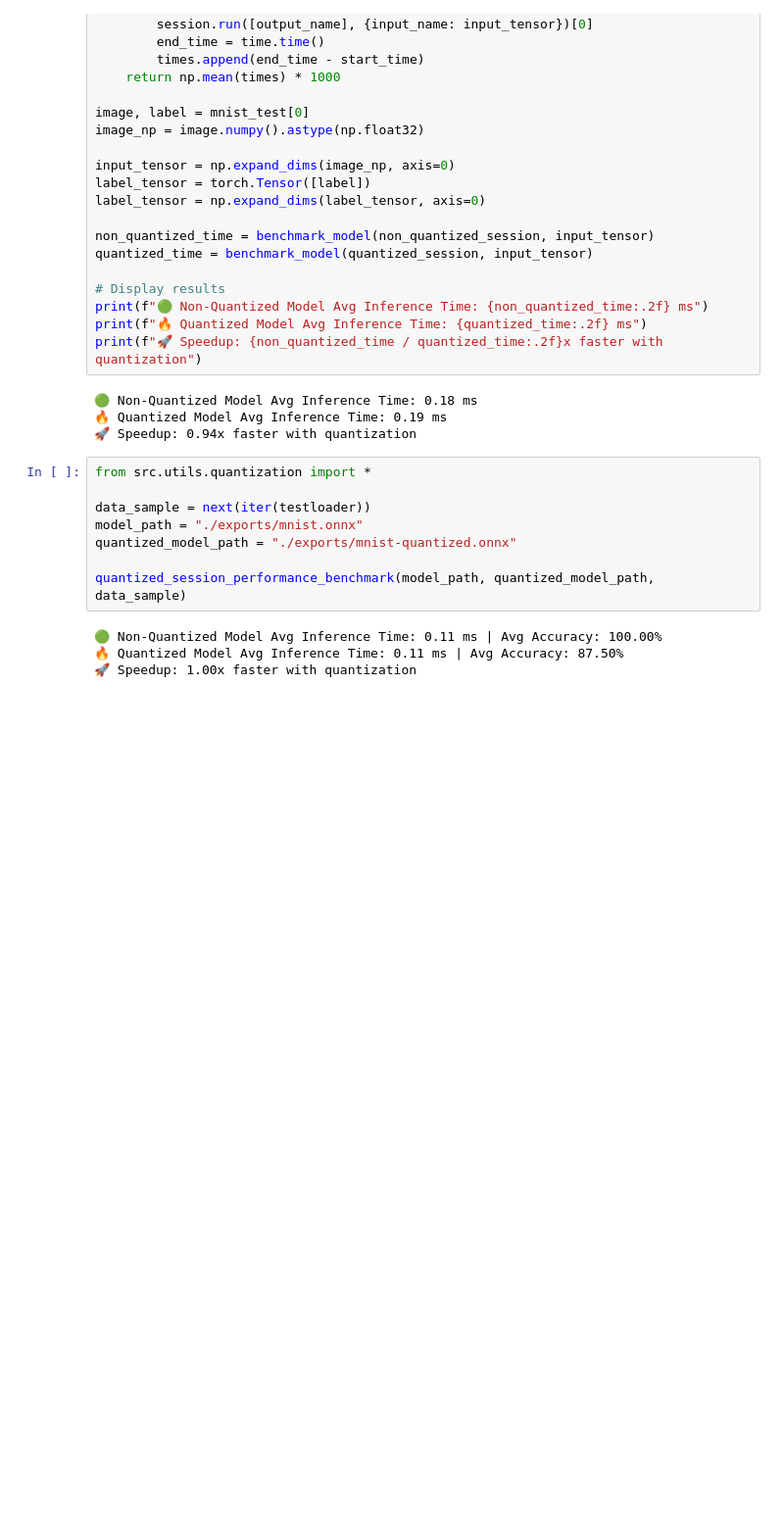
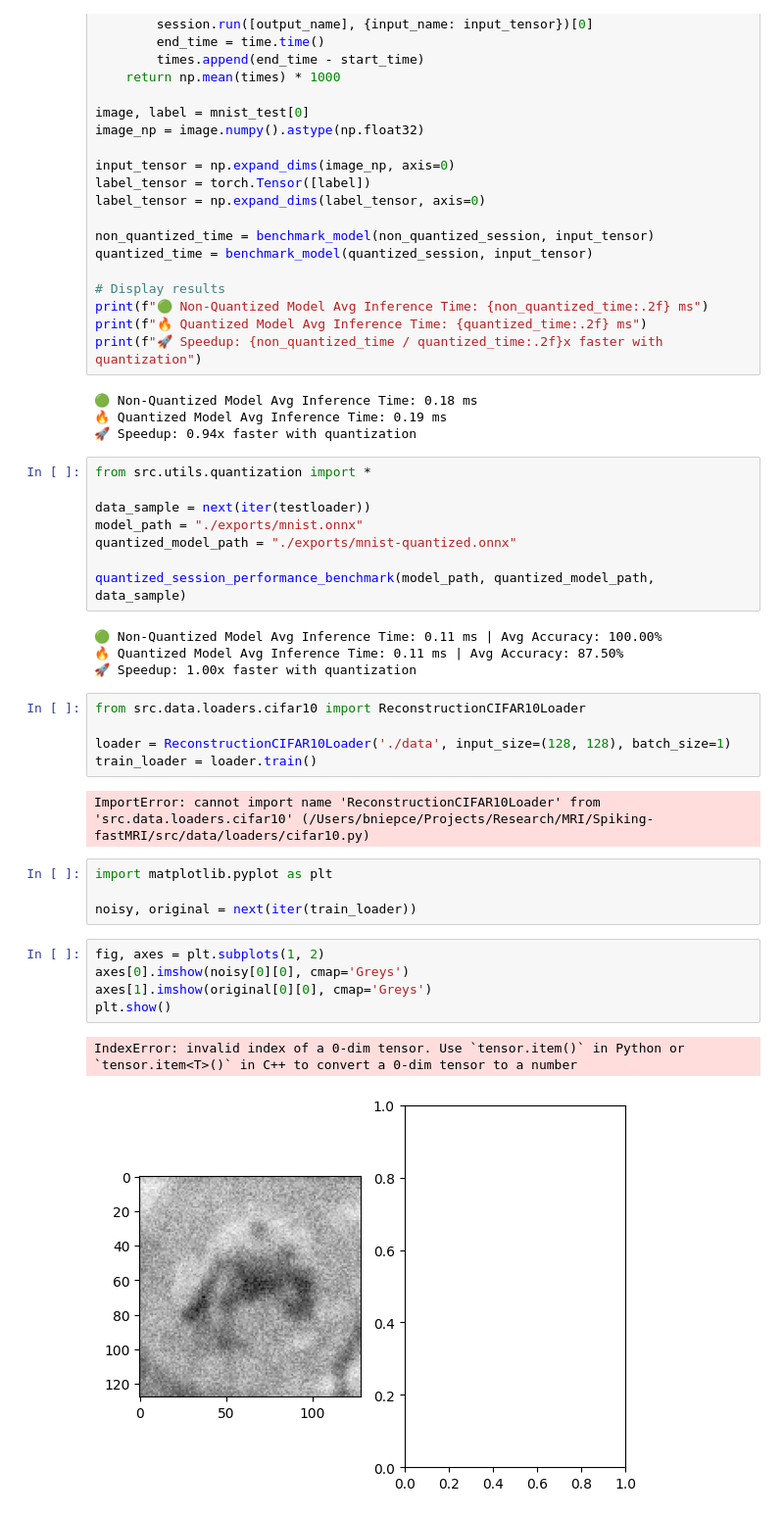
Before and after one commit to KAPTIOS-RESEARCH/Spiking-fastMRI, a Jupyter notebook: test.ipynb, the cells around one changed output. Shown at 98% size. Saved outputs shown, nothing was run; the diff lists cells and outputs as text; blank space fills up the shorter version.

Commit message:
[FEAT] Add cifar10 noisy loader

```diff
--- a/test.ipynb
+++ b/test.ipynb
@@ -375,3 +375,22 @@ quantized_session_performance_benchmark(model_path, quantized_model_path, data_s
 🟢 Non-Quantized Model Avg Inference Time: 0.11 ms | Avg Accuracy: 100.00%
 🔥 Quantized Model Avg Inference Time: 0.11 ms | Avg Accuracy: 87.50%
 🚀 Speedup: 1.00x faster with quantization
+# %%
+from src.data.loaders.cifar10 import ReconstructionCIFAR10Loader
+
+loader = ReconstructionCIFAR10Loader('./data', input_size=(128, 128), batch_size=1)
+train_loader = loader.train()
+# %% [output]
+ImportError: cannot import name 'ReconstructionCIFAR10Loader' from 'src.data.loaders.cifar10' (/Users/bniepce/Projects/Research/MRI/Spiking-fastMRI/src/data/loaders/cifar10.py)
+# %%
+import matplotlib.pyplot as plt
+
+noisy, original = next(iter(train_loader))
+# %%
+fig, axes = plt.subplots(1, 2)
+axes[0].imshow(noisy[0][0], cmap='Greys')
+axes[1].imshow(original[0][0], cmap='Greys')
+plt.show()
+# %% [output]
+IndexError: invalid index of a 0-dim tensor. Use `tensor.item()` in Python or `tensor.item<T>()` in C++ to convert a 0-dim tensor to a number
+[figure, added]
```
Also changed, not shown: 7 other files.
